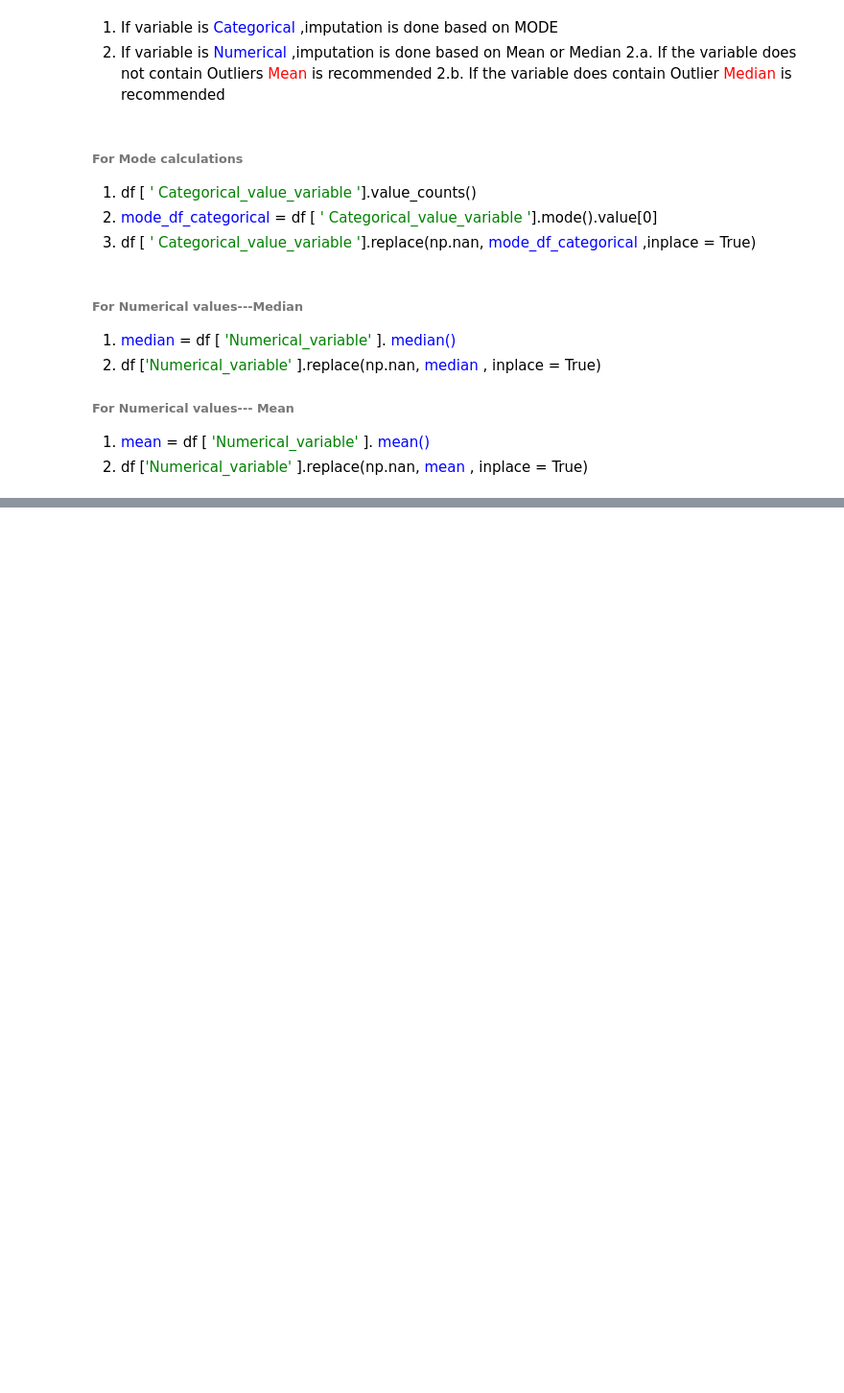
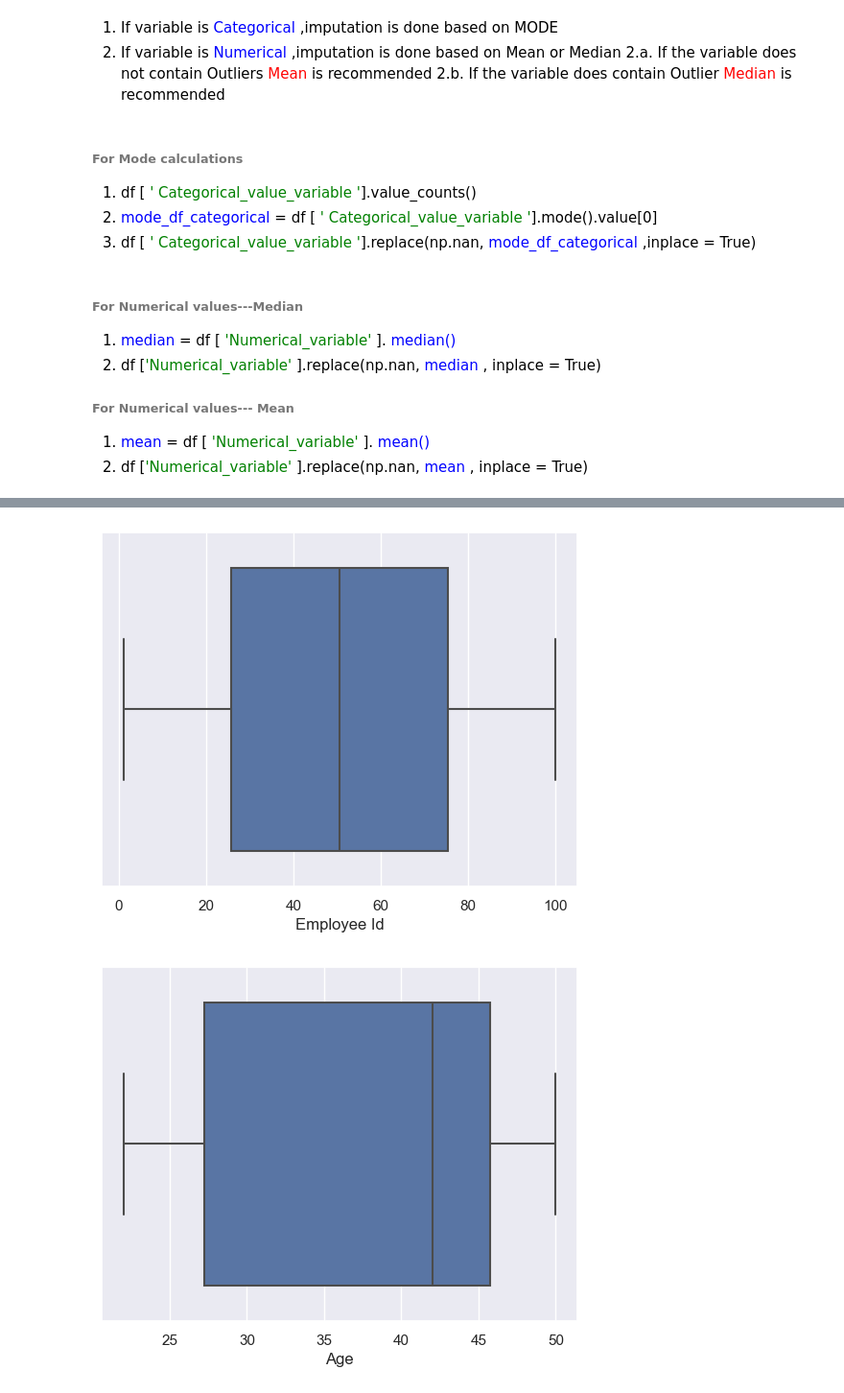
Before and after one commit to Akshaykumar-l/Akshaykumar-l, a Jupyter notebook: Pre-processing Documentation.ipynb, the cells around one changed output, grey strips where cells are left out. Shown at 96% size. Drawn from its saved outputs; the diff is of its cells as text; code cells hidden in the pictures; blank space fills up the shorter version.

```diff
--- a/Pre-processing Documentation.ipynb
+++ b/Pre-processing Documentation.ipynb
@@ -61,0 +87,12 @@ df = pd.read_excel('Employee_Data.xls')
+# %%
+## First we can check if certain variable contains outliers or not using Boxplot chart
+
+def box_plot(col):
+    sns.boxplot(x=df[col])
+    plt.show()
+
+for i in list(df.select_dtypes(exclude='object')):
+    box_plot(i)
+# %% [output]
+[figure, added]
+[figure, added]
```
Also changed, not shown: parts of 21 cells of this notebook.
